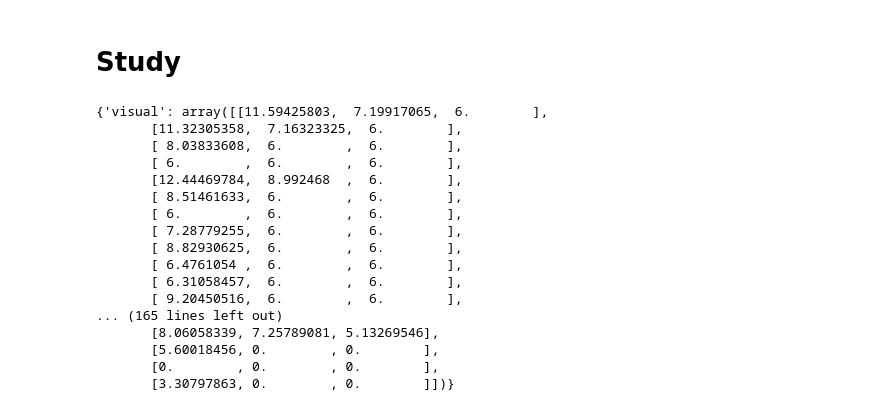
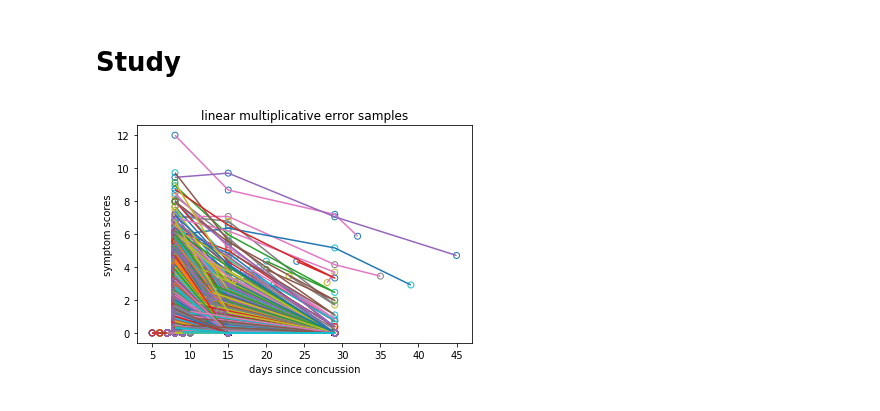
Before and after one commit to ZacharyVernec/smile, a Jupyter notebook: Simulations.ipynb, the cells around one changed output. Saved outputs shown, nothing was run; the diff lists cells and outputs as text; code cells hidden in the pictures.

Commit message:
Sampling now has Populations to store sample data

```diff
--- a/Simulations.ipynb
+++ b/Simulations.ipynb
@@ -409,19 +409,17 @@ class Study:
             raise Exception("No fixed days in sample_args, which were {}".format(sample_args))
 
         if np.max(self.fixed_days) >= NDAYS:
-            raise Exception("There is a fixed sample day in {} that is later than the LASTVISIT of {}".format(self.fixed_days, LASTVISIT))
+            raise Exception("There is a fixed sample day in {} that is later than the LASTVISIT of {}".format(self.fixed_days, NDAYS))
         if np.max(self.fixed_days) > LASTVISIT:
             warn("There is a fixed sample day in {} that is later than the LASTVISIT of {}".format(self.fixed_days, LASTVISIT))
         if np.min(self.fixed_days) < FIRSTVISIT:
             warn("There is a fixed sample day in {} that is earlier than the FIRSTVISIT of {}".format(self.fixed_days, FIRSTVISIT))
 
-        # set by sample()
-        self.sampledays = None
-        self.samplescores = {'visual':None,
-                             'symptom':None,
-                             'symptom_noerror':None}
+        # list of sampled populations, where days and scores of samplepop are set by sample(samplepop)
+        self.samples = []
 
     def sample(self, population, filter_args=None):
+        #possible filtering
         if filter_args is not None: population = population.filter(**filter_args, copy=True)
 
         # MILESTONES
@@ -453,31 +451,25 @@ class Study:
 
         # COMBINE fixed and milestones
 
-        self.sample_days = np.concatenate([fixed_days, milestone_days], axis=1)
-        self.sample_scores = {scorename:np.concatenate([fixed_scores[scorename], milestone_scores[scorename]], axis=1) for scorename in fixed_scores}
+        samplepop = population.copy(addtitle='samples')
+        samplepop.days = np.concatenate([fixed_days, milestone_days], axis=1)
+        samplepop.scores = {scorename:np.concatenate([fixed_scores[scorename], milestone_scores[scorename]], axis=1) for scorename in samplepop.scores}
+        self.samples.append(samplepop)
 
     #TODO analyze method
 
     #TODO compare_analysis classmethod
-# %%
-trad_study = Study(title='traditional short')
-trad_study.sample(linear_pop)
-print("{trad_study.sample_scores}".format(trad_study=trad_study))
-# %% [output]
-{'visual': array([[11.59425803,  7.19917065,  6.        ],
-       [11.32305358,  7.16323325,  6.        ],
-       [ 8.03833608,  6.        ,  6.        ],
-       [ 6.        ,  6.        ,  6.        ],
-       [12.44469784,  8.992468  ,  6.        ],
-       [ 8.51461633,  6.        ,  6.        ],
-       [ 6.        ,  6.        ,  6.        ],
-       [ 7.28779255,  6.        ,  6.        ],
-       [ 8.82930625,  6.        ,  6.        ],
-       [ 6.4761054 ,  6.        ,  6.        ],
-       [ 6.31058457,  6.        ,  6.        ],
-       [ 9.20450516,  6.        ,  6.        ],
-... (165 lines left out)
-       [8.06058339, 7.25789081, 5.13269546],
-       [5.60018456, 0.        , 0.        ],
-       [0.        , 0.        , 0.        ],
-       [3.30797863, 0.        , 0.        ]])}
+# %%
+trad_study = Study(title='traditional short', sample_args=[8, 15, 29, 0.5])
+trad_study.sample(linear_pop)
+
+
+fig, ax = plt.subplots()
+npersons=None
+ndays=None
+
+trad_study.samples[0].plot(ax, x='day', y='symptom', viztype='both', npersons=npersons, ndays=ndays)
+
+plt.show()
+# %% [output]
+[figure, added]
```
